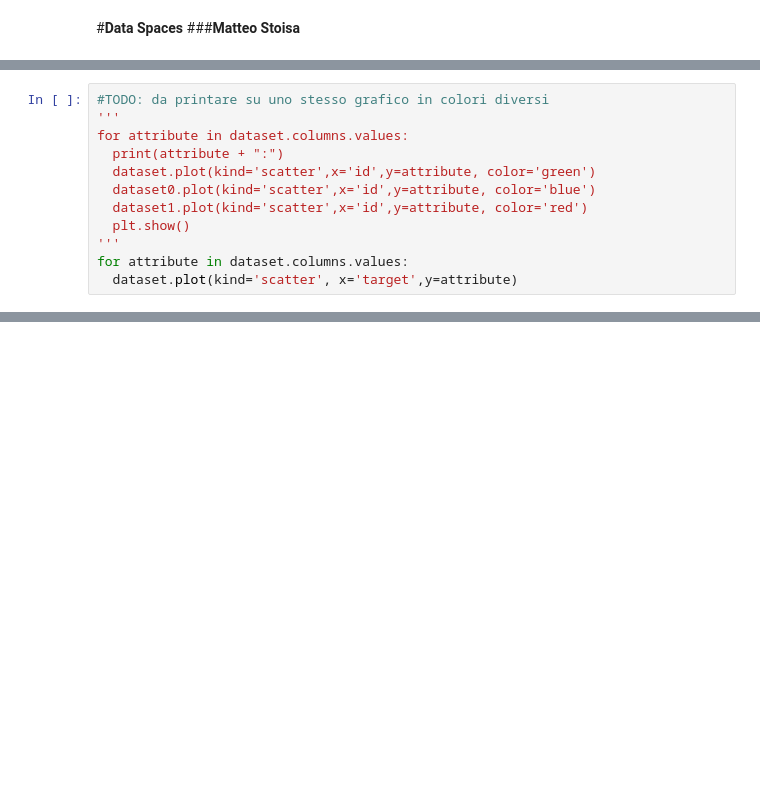
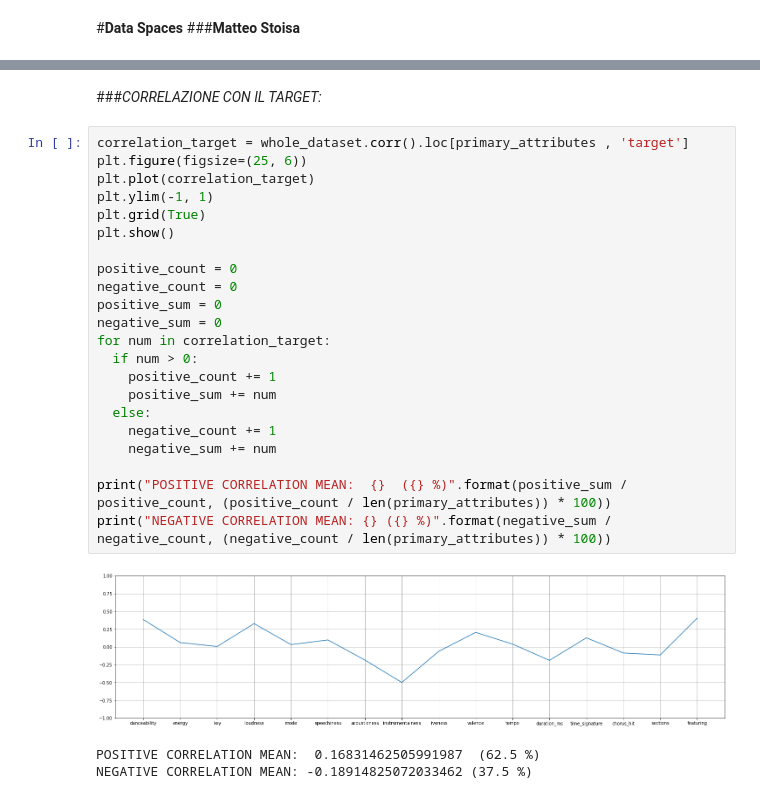
Before and after one commit to MatteoStoisa/DataSpaces_project, a Jupyter notebook: projectDataSpacesMatteoStoisa_the_spotify_hit_predictor_dataset_dataset_of_10s.ipynb, the cells around one changed output, grey strips where cells are left out. Cells and saved outputs as stored; diff of their text form; blank space fills up the shorter version.

```diff
--- a/projectDataSpacesMatteoStoisa_the_spotify_hit_predictor_dataset_dataset_of_10s.ipynb
+++ b/projectDataSpacesMatteoStoisa_the_spotify_hit_predictor_dataset_dataset_of_10s.ipynb
@@ -124,12 +3,0 @@ speechiness:
-# %%
-#TODO: da printare su uno stesso grafico in colori diversi
-'''
-for attribute in dataset.columns.values:
-  print(attribute + ":")
-  dataset.plot(kind='scatter',x='id',y=attribute, color='green')
-  dataset0.plot(kind='scatter',x='id',y=attribute, color='blue')
-  dataset1.plot(kind='scatter',x='id',y=attribute, color='red')
-  plt.show()
-'''
-for attribute in dataset.columns.values:
-  dataset.plot(kind='scatter', x='target',y=attribute)
@@ -186,0 +140,28 @@ CLASSIFICAZIONE
+# %% [markdown]
+###*CORRELAZIONE CON IL TARGET:*
+# %%
+correlation_target = whole_dataset.corr().loc[primary_attributes , 'target']
+plt.figure(figsize=(25, 6))
+plt.plot(correlation_target)
+plt.ylim(-1, 1)
+plt.grid(True)
+plt.show()
+
+positive_count = 0
+negative_count = 0
+positive_sum = 0
+negative_sum = 0
+for num in correlation_target:
+  if num > 0:
+    positive_count += 1
+    positive_sum += num
+  else:
+    negative_count += 1
+    negative_sum += num
+
+print("POSITIVE CORRELATION MEAN:  {}  ({} %)".format(positive_sum / positive_count, (positive_count / len(primary_attributes)) * 100))
+print("NEGATIVE CORRELATION MEAN: {} ({} %)".format(negative_sum / negative_count, (negative_count / len(primary_attributes)) * 100))
+# %% [output]
+[figure, added]
+POSITIVE CORRELATION MEAN:  0.16831462505991987  (62.5 %)
+NEGATIVE CORRELATION MEAN: -0.18914825072033462 (37.5 %)
```
Also changed, not shown: parts of 50 cells of this notebook.
